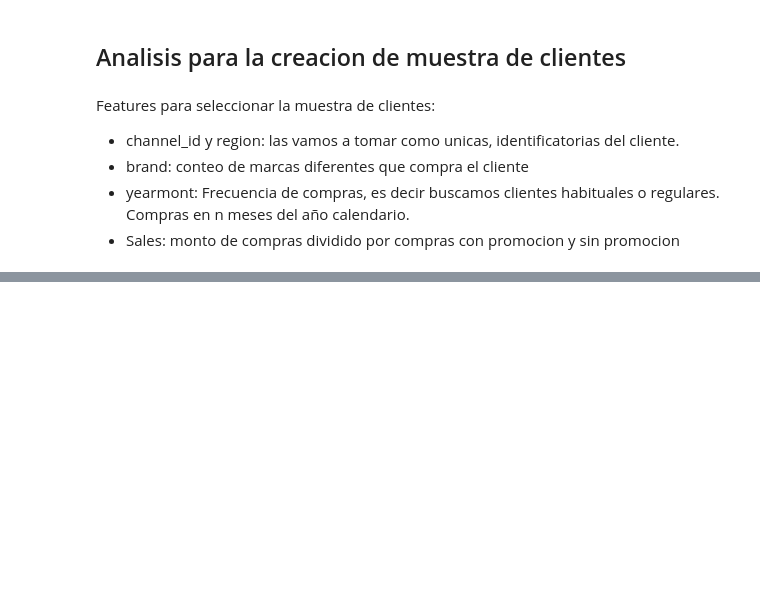
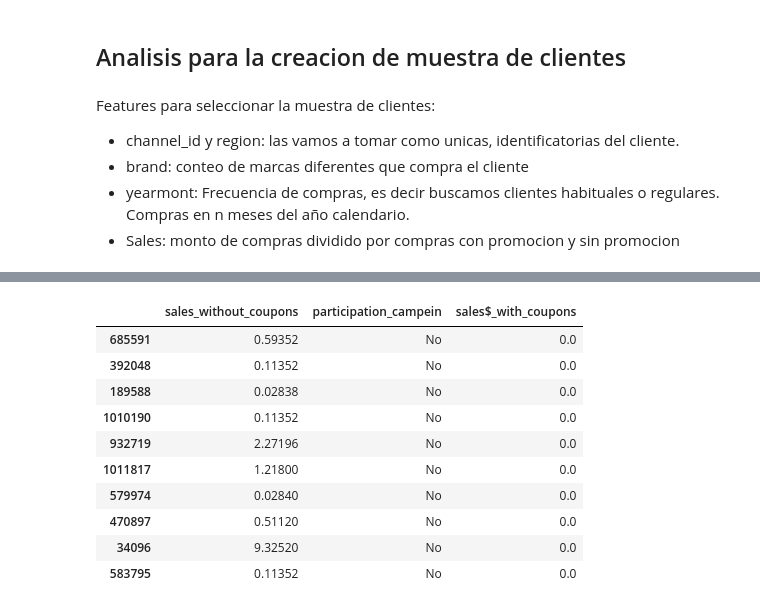
Before and after one commit to AntoSambuceti/datascience_classes, a Jupyter notebook: MM/Challange_Quilmes/Challange-Quilmes.ipynb, the cells around one changed output, grey strips where cells are left out. Saved outputs shown, nothing was run; the diff lists cells and outputs as text; code cells hidden in the pictures; blank space fills up the shorter version.

```diff
--- a/MM/Challange_Quilmes/Challange-Quilmes.ipynb
+++ b/MM/Challange_Quilmes/Challange-Quilmes.ipynb
@@ -667 +665,15 @@ df_ventas_totales[df_ventas_totales['participation_campein'] == 'Si']
+# %%
+df_ventas_totales[['sales_without_coupons','participation_campein','sales$_with_coupons']].sample(10)
+# %% [output]
+|  | sales_without_coupons | participation_campein | sales$_with_coupons |
+| 685591 | 0.59352 | No | 0.0 |
+| 392048 | 0.11352 | No | 0.0 |
+| 189588 | 0.02838 | No | 0.0 |
+| 1010190 | 0.11352 | No | 0.0 |
+| 932719 | 2.27196 | No | 0.0 |
+| 1011817 | 1.21800 | No | 0.0 |
+| 579974 | 0.02840 | No | 0.0 |
+| 470897 | 0.51120 | No | 0.0 |
+| 34096 | 9.32520 | No | 0.0 |
+| 583795 | 0.11352 | No | 0.0 |
 # %%
```
Also changed, not shown: parts of 12 cells of this notebook.
